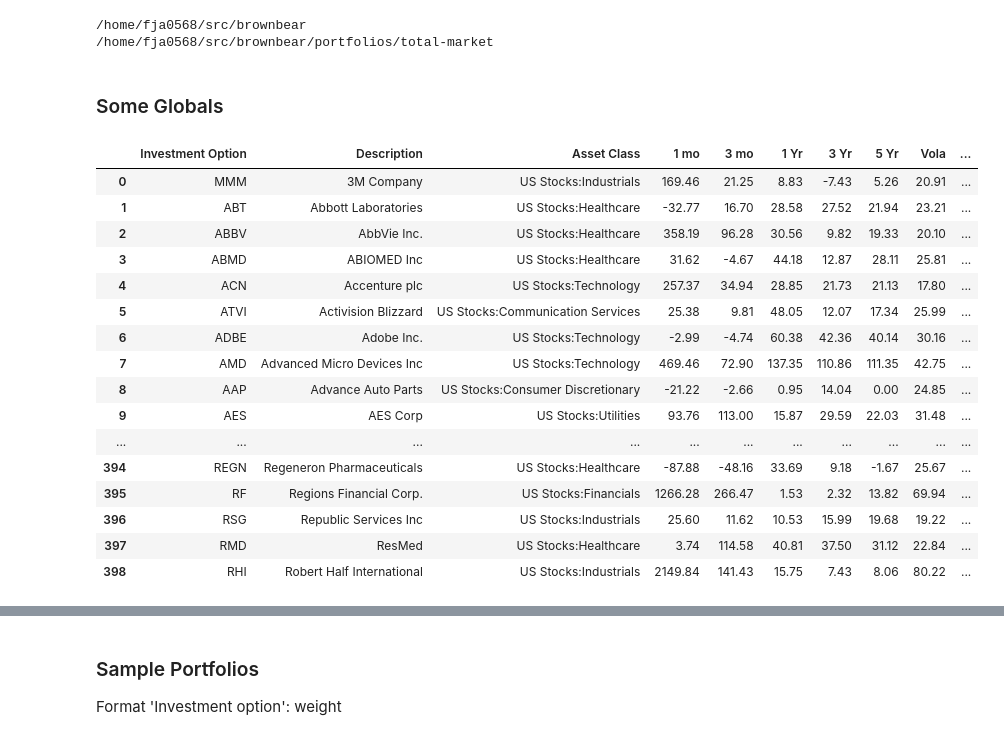
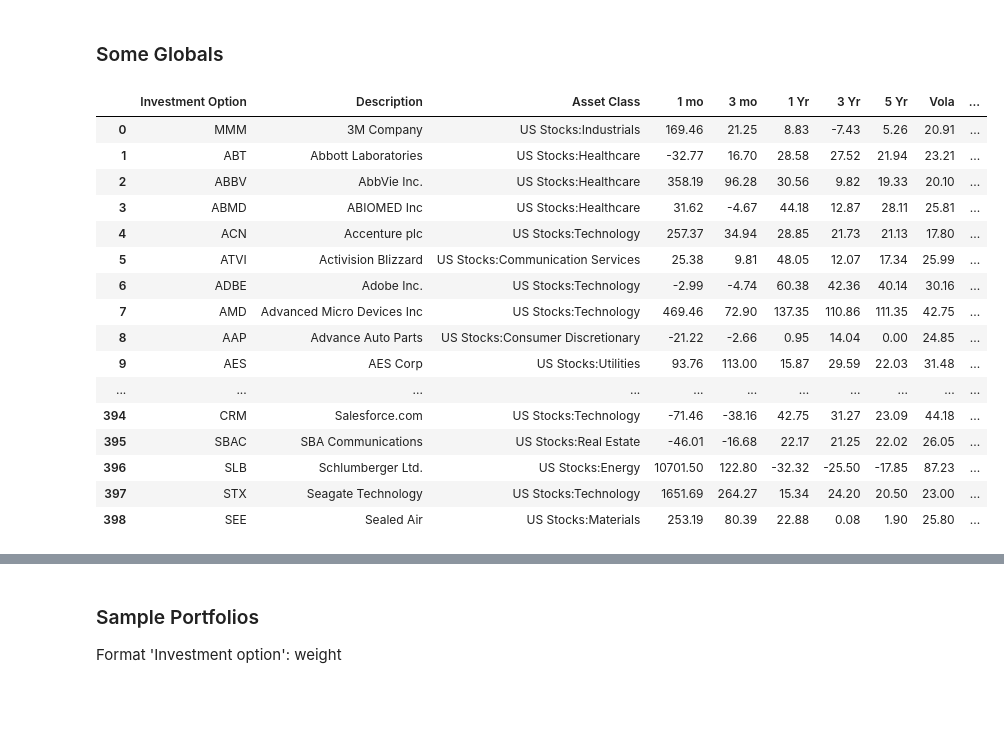
Before and after one commit to fja05680/brownbear, a Jupyter notebook: portfolios/total-market/portfolio.ipynb, the cells around one changed output, grey strips where cells are left out. Cells and saved outputs as stored; diff of their text form; code cells hidden in the pictures; blank space fills up the shorter version.

```diff
--- a/portfolios/total-market/portfolio.ipynb
+++ b/portfolios/total-market/portfolio.ipynb
@@ -70,10 +22,10 @@ import brownbear as bb
 # format price data
 pd.options.display.float_format = '{:0.2f}'.format
 
+# display all rows
+pd.set_option('display.max_rows', None)
+
 %matplotlib inline
-# %% [output]
-/home/fja0568/src/brownbear
-/home/fja0568/src/brownbear/portfolios/total-market
 # %%
 # set size of inline plots
 '''note: rcParams can't be in same cell as import matplotlib
@@ -92,26 +42,28 @@ pd.set_option('display.max_rows', None)
 # %%
 investment_universe = ['sp500-galaxy', 'sp400-galaxy', 'nasdaq100-galaxy', 'dow30-galaxy']
 risk_free_rate = 0
-bb.DEBUG = False
+annual_returns = '3 Yr'
+vola = 'Vola'
+ds_vola = 'DS Vola'
 # %%
 # Fetch Investment Options - all values annualized
-df = bb.fetch(investment_universe, annual_returns='3 Yr')
+df = bb.fetch(investment_universe, risk_free_rate, annual_returns, vola, ds_vola)
 df
 # %% [output]
 |  | Investment Option | Description | Asset Class | 1 mo | 3 mo | 1 Yr | 3 Yr | 5 Yr | Vola | ... |
 | 0 | MMM | 3M Company | US Stocks:Industrials | 169.46 | 21.25 | 8.83 | -7.43 | 5.26 | 20.91 | ... |
 | 1 | ABT | Abbott Laboratories | US Stocks:Healthcare | -32.77 | 16.70 | 28.58 | 27.52 | 21.94 | 23.21 | ... |
 | 2 | ABBV | AbbVie Inc. | US Stocks:Healthcare | 358.19 | 96.28 | 30.56 | 9.82 | 19.33 | 20.10 | ... |
 | 3 | ABMD | ABIOMED Inc | US Stocks:Healthcare | 31.62 | -4.67 | 44.18 | 12.87 | 28.11 | 25.81 | ... |
 | 4 | ACN | Accenture plc | US Stocks:Technology | 257.37 | 34.94 | 28.85 | 21.73 | 21.13 | 17.80 | ... |
 | 5 | ATVI | Activision Blizzard | US Stocks:Communication Services | 25.38 | 9.81 | 48.05 | 12.07 | 17.34 | 25.99 | ... |
 | 6 | ADBE | Adobe Inc. | US Stocks:Technology | -2.99 | -4.74 | 60.38 | 42.36 | 40.14 | 30.16 | ... |
 | 7 | AMD | Advanced Micro Devices Inc | US Stocks:Technology | 469.46 | 72.90 | 137.35 | 110.86 | 111.35 | 42.75 | ... |
 | 8 | AAP | Advance Auto Parts | US Stocks:Consumer Discretionary | -21.22 | -2.66 | 0.95 | 14.04 | 0.00 | 24.85 | ... |
 | 9 | AES | AES Corp | US Stocks:Utilities | 93.76 | 113.00 | 15.87 | 29.59 | 22.03 | 31.48 | ... |
 | ... | ... | ... | ... | ... | ... | ... | ... | ... | ... | ... |
-| 394 | REGN | Regeneron Pharmaceuticals | US Stocks:Healthcare | -87.88 | -48.16 | 33.69 | 9.18 | -1.67 | 25.67 | ... |
-| 395 | RF | Regions Financial Corp. | US Stocks:Financials | 1266.28 | 266.47 | 1.53 | 2.32 | 13.82 | 69.94 | ... |
-| 396 | RSG | Republic Services Inc | US Stocks:Industrials | 25.60 | 11.62 | 10.53 | 15.99 | 19.68 | 19.22 | ... |
-| 397 | RMD | ResMed | US Stocks:Healthcare | 3.74 | 114.58 | 40.81 | 37.50 | 31.12 | 22.84 | ... |
-| 398 | RHI | Robert Half International | US Stocks:Industrials | 2149.84 | 141.43 | 15.75 | 7.43 | 8.06 | 80.22 | ... |
+| 394 | CRM | Salesforce.com | US Stocks:Technology | -71.46 | -38.16 | 42.75 | 31.27 | 23.09 | 44.18 | ... |
+| 395 | SBAC | SBA Communications | US Stocks:Real Estate | -46.01 | -16.68 | 22.17 | 21.25 | 22.02 | 26.05 | ... |
+| 396 | SLB | Schlumberger Ltd. | US Stocks:Energy | 10701.50 | 122.80 | -32.32 | -25.50 | -17.85 | 87.23 | ... |
+| 397 | STX | Seagate Technology | US Stocks:Technology | 1651.69 | 264.27 | 15.34 | 24.20 | 20.50 | 23.00 | ... |
+| 398 | SEE | Sealed Air | US Stocks:Materials | 253.19 | 80.39 | 22.88 | 0.08 | 1.90 | 25.80 | ... |
```
Also changed, not shown: parts of 21 cells of this notebook, 39 other files.
